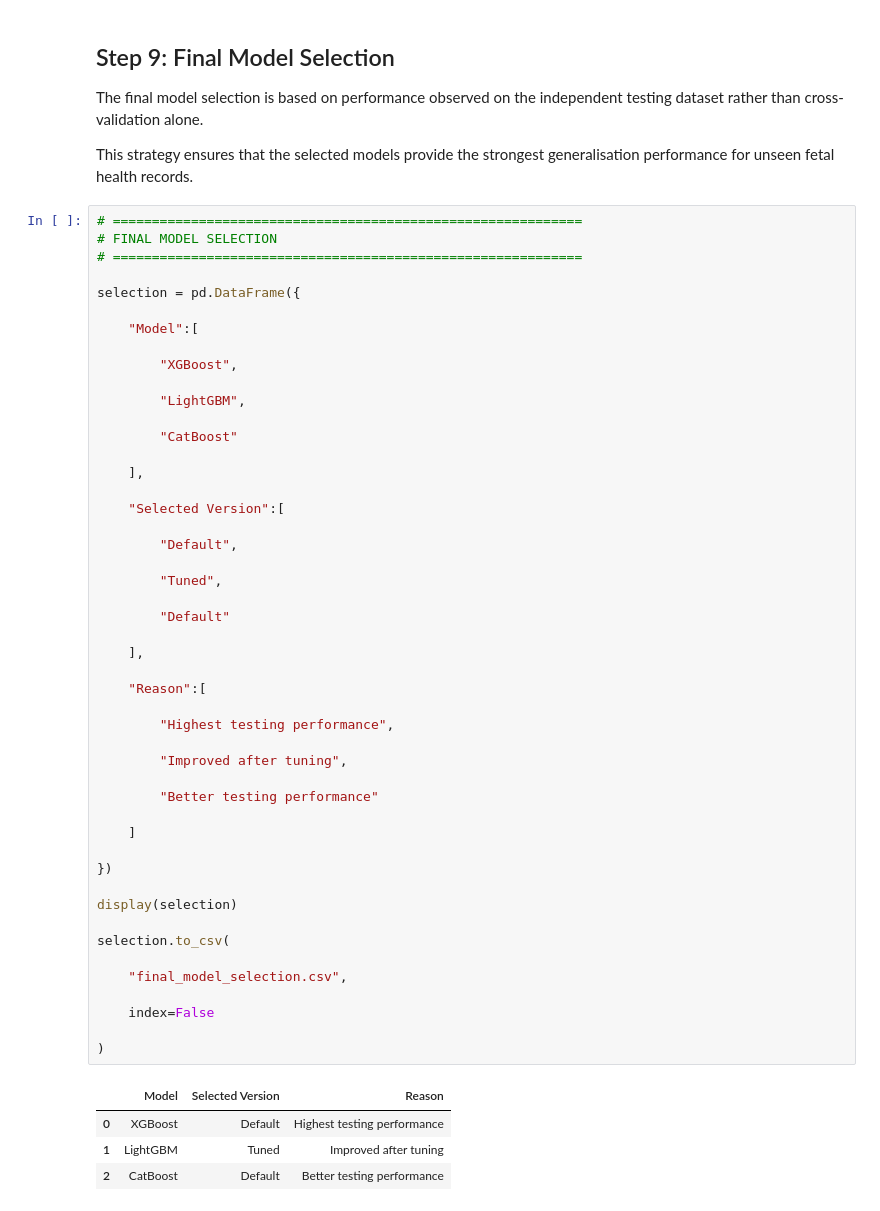
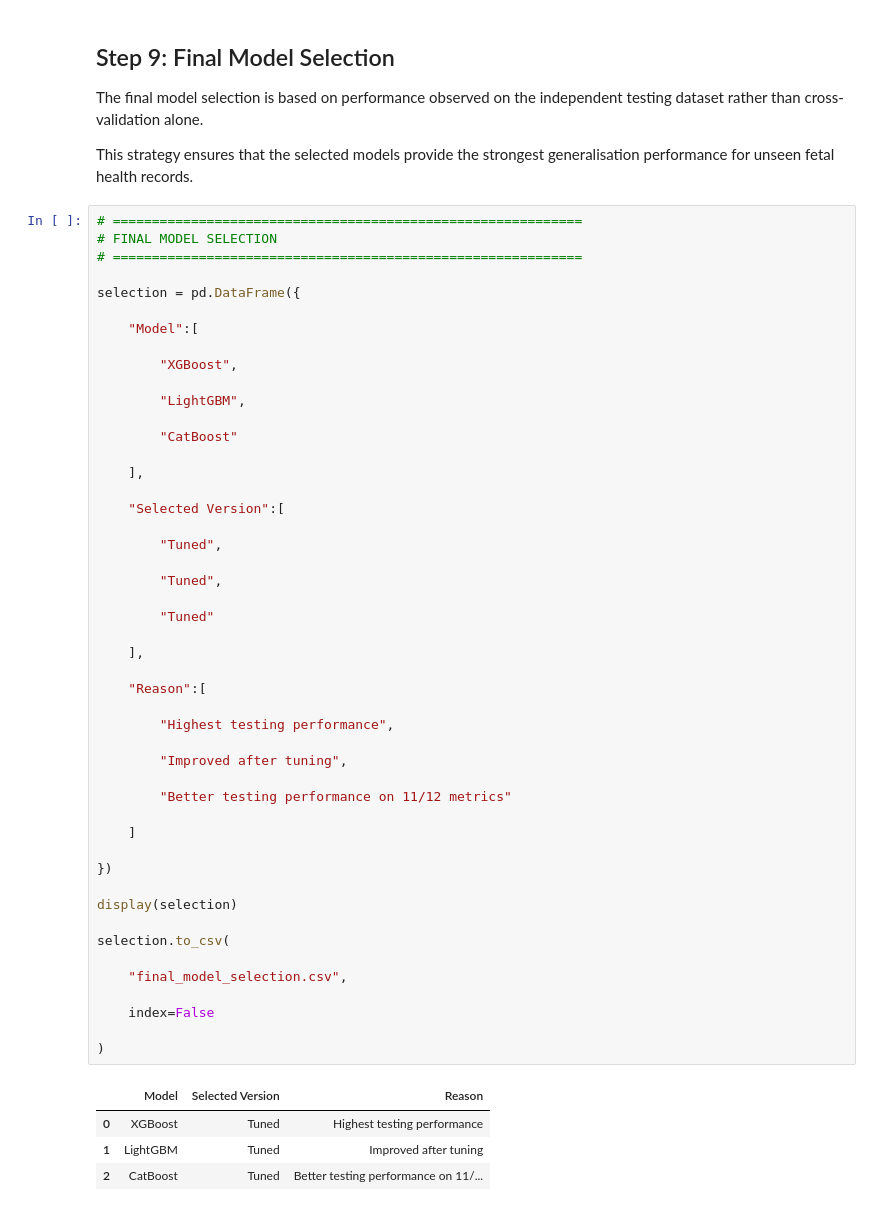
Before and after one commit to nikitakotadia/fetal-health-classification-group16, a Jupyter notebook: notebooks/03_modeltuning.ipynb, the cells around one changed output. Saved outputs shown, nothing was run; the diff lists cells and outputs as text.

```diff
--- a/notebooks/03_modeltuning.ipynb
+++ b/notebooks/03_modeltuning.ipynb
@@ -1234,40 +1234,40 @@ selection = pd.DataFrame({
 
     "Selected Version":[
 
-        "Default",
+        "Tuned",
 
         "Tuned",
 
-        "Default"
+        "Tuned"
 
     ],
 
     "Reason":[
 
         "Highest testing performance",
 
         "Improved after tuning",
 
-        "Better testing performance"
+        "Better testing performance on 11/12 metrics"
 
     ]
 
 })
 
 display(selection)
 
 selection.to_csv(
 
     "final_model_selection.csv",
 
     index=False
 
 )
 # %% [output]
 |  | Model | Selected Version | Reason |
-| 0 | XGBoost | Default | Highest testing performance |
+| 0 | XGBoost | Tuned | Highest testing performance |
 | 1 | LightGBM | Tuned | Improved after tuning |
-| 2 | CatBoost | Default | Better testing performance |
+| 2 | CatBoost | Tuned | Better testing performance on 11/... |
 # %% [markdown]
 # Conclusions
 
```
Also changed, not shown: parts of 4 cells of this notebook.
